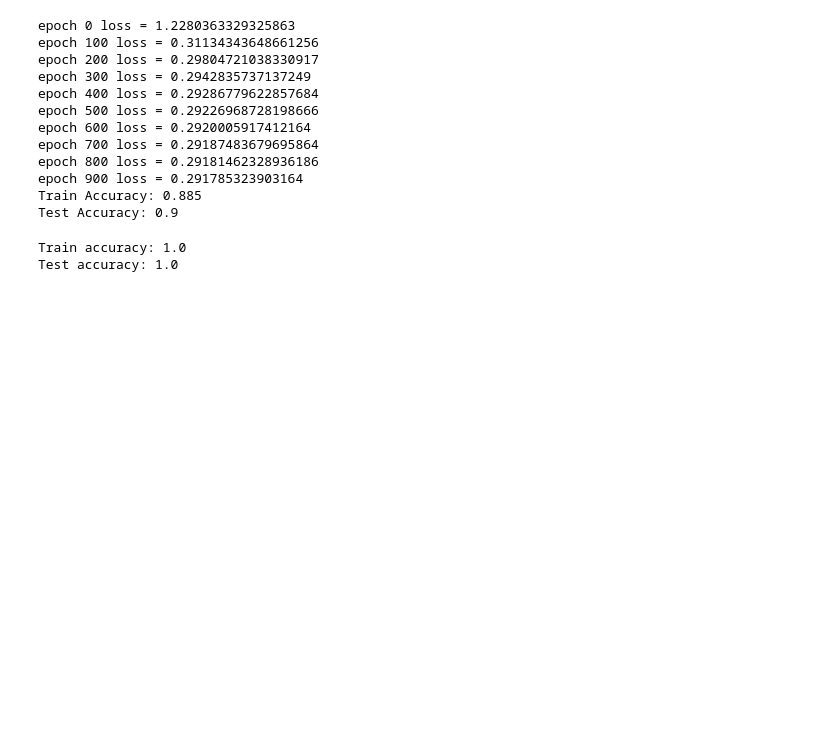
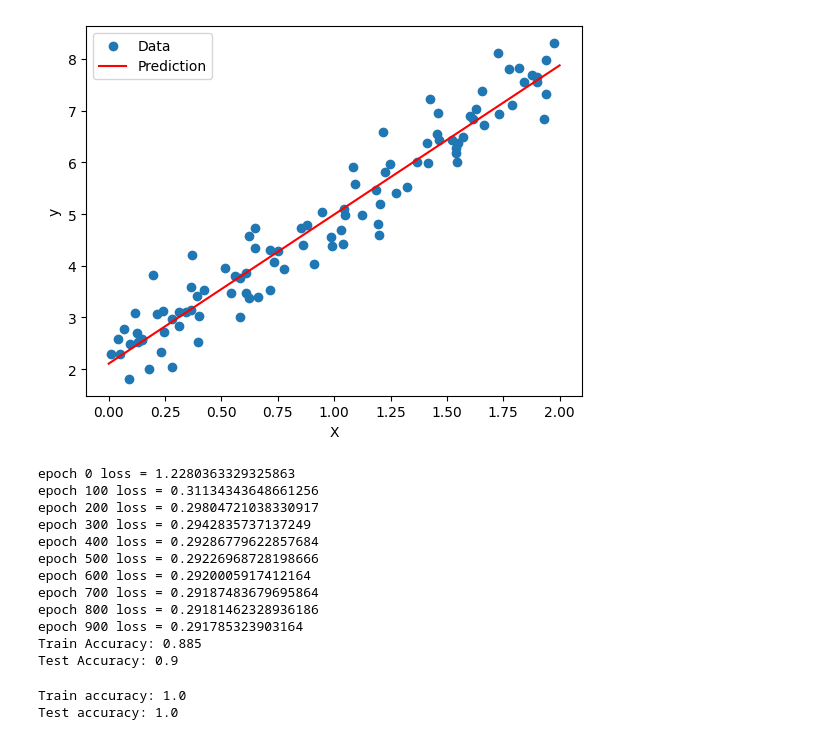
Before and after one commit to AlexanderDsouza/MLNotebook, a Jupyter notebook: MLnotebookipynb.ipynb, the cells around one changed output. Drawn from its saved outputs; the diff is of its cells as text; code cells hidden in the pictures; blank space fills up the shorter version.

Commit message:
Add files via upload
added visualization of data prediction!!!

```diff
--- a/MLnotebookipynb.ipynb
+++ b/MLnotebookipynb.ipynb
@@ -1,17 +1,17 @@
 # %%
 class LinearRegressionScratch:
-  def __init__ (self, learning_rate=0.001,epochs = 1000,verbose = False):
+  def __init__ (self,learning_rate=0.001,epochs=1000,verbose=False):
+    self.weights = None
+    self.bias = None
     self.learning_rate = learning_rate
     self.epochs = epochs
     self.verbose = verbose
-    self.weights = None
-    self.bias = None
 
   def fit(self,X,y):
-    num_samples = X.shape[0]
-    num_features = X.shape[1]
+    num_samples, num_features = X.shape
     self.weights = np.random.rand(num_features)
     self.bias = 0
+
 
     for epoch in range(self.epochs):
       y_preds = X.dot(self.weights) + self.bias
@@ -20,33 +20,36 @@ class LinearRegressionScratch:
       self.weights -= dw * self.learning_rate
       self.bias -= db * self.learning_rate
 
-      if epoch%100 == 0 and self.verbose:
+      if epoch % 100 == 0 and self.verbose:
         loss = np.mean((y-y_preds)**2)
-        print(f"epoch {epoch} = {loss}")
-
+        print(f"epoch {epoch} loss: {loss}")
 
   def predict(self,X):
-    y_preds = X.dot(self.weights) + self.bias
-    return y_preds
+    return X.dot(self.weights) + self.bias
 # %%
 import numpy as np
+import matplotlib.pyplot as plt
 
-# Create synthetic data: y = 4 + 3x + noise
-np.random.seed(24)
+# Generate sample data: y = 3x + 2 + noise
+np.random.seed(42)
 X = 2 * np.random.rand(100, 1)
-y = 4 + 3 * X + np.random.randn(100, 1)
+y = 3 * X.flatten() + 2 + np.random.randn(100) * 0.5
 
-# Flatten y to 1D array for simplicity
-y = y.flatten()
-
-# Instantiate and train the model
-model = LinearRegressionScratch(learning_rate=0.01, epochs=1000,verbose = True)
+# Initialize and train your model
+model = LinearRegressionScratch(learning_rate=0.1, epochs=1000, verbose=True)
 model.fit(X, y)
 
-# Make predictions on the training data
-predictions = model.predict(X)
+# Predictions
+X_test = np.array([[0], [1], [2]])
+predictions = model.predict(X_test)
 
-# Print the first 5 predictions and actual values
-print("Predictions:", predictions[:5])
-print("Actual:", y[:5])
+print("Predictions for X_test:", predictions)
+
+# Plot data and prediction line
+plt.scatter(X, y, label='Data')
+plt.plot(X_test, predictions, color='red', label='Prediction')
+plt.xlabel('X')
+plt.ylabel('y')
+plt.legend()
+plt.show()
 # %% [output]
@@ -65,3 +67,4 @@ Actual: [ 9.61267695  9.75837997 10.68391375  5.34986616  5.3138632 ]
+[figure, added]
 # %%
 class LogisticRegressionScratch:
   def __init__(self,learning_rate = 0.001, epochs = 1000,verbose = False):
```
Also changed, not shown: parts of 1 cell of this notebook.
